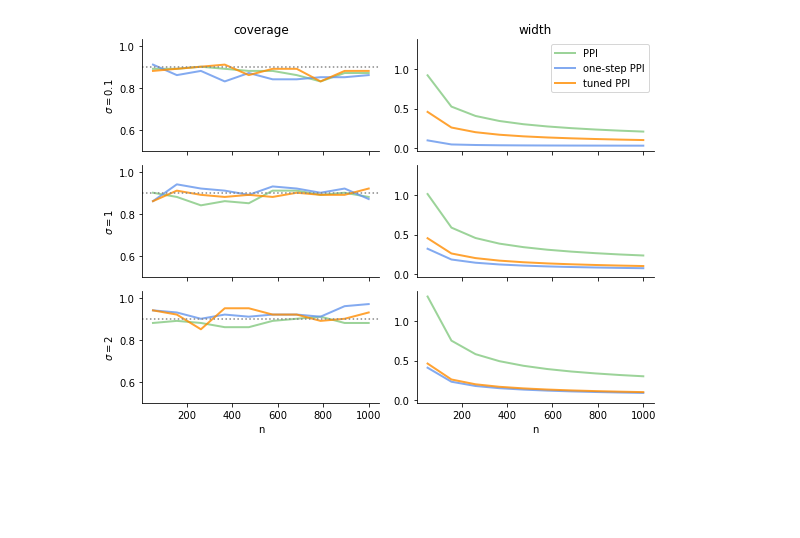
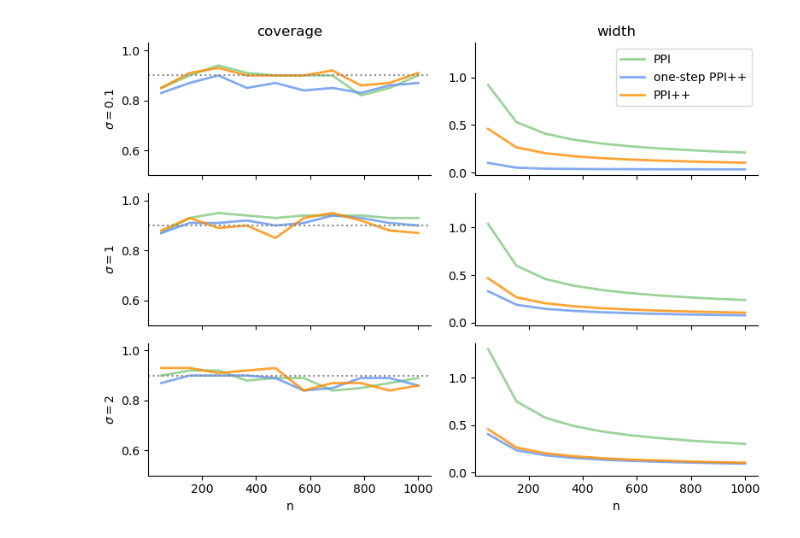
Before and after one commit to aangelopoulos/ppi_py, a Jupyter notebook: examples/eff-ppi/lambda_mean_onestep-anticorrelated.ipynb, the cells around one changed output. Drawn from its saved outputs; the diff is of its cells as text; code cells hidden in the pictures; blank space fills up the shorter version.

```diff
--- a/examples/eff-ppi/lambda_mean_onestep-anticorrelated.ipynb
+++ b/examples/eff-ppi/lambda_mean_onestep-anticorrelated.ipynb
@@ -46,7 +46,7 @@ for s in range(len(sigmas)):
 
             # PPI interval
             ppi_ci = ppi_mean_ci(
-                _Y, _Yhat, Yhat_unlabeled, alpha=alpha, lhat=1
+                _Y, _Yhat, Yhat_unlabeled, alpha=alpha, lam=1
             )
             ppi_ci_tuned = ppi_mean_ci(_Y, _Yhat, Yhat_unlabeled, alpha=alpha)
             ppi_ci_onestep = ppi_mean_ci(
@@ -60,10 +60,10 @@ for s in range(len(sigmas)):
                         {
                             "method": "PPI",
                             "n": n,
-                            "lower": ppi_ci[0],
-                            "upper": ppi_ci[1],
-                            "included": (ppi_ci[0] <= theta_star)
-                            & (ppi_ci[1] >= theta_star),
+                            "lower": ppi_ci[0][0],
+                            "upper": ppi_ci[1][0],
+                            "included": (ppi_ci[0][0] <= theta_star)
+                            & (ppi_ci[1][0] >= theta_star),
                             "trial": j,
                             "sigma": sigma,
                         }
@@ -75,12 +75,12 @@ for s in range(len(sigmas)):
                 pd.DataFrame(
                     [
                         {
-                            "method": "one-step PPI",
+                            "method": "one-step PPI++",
                             "n": n,
-                            "lower": ppi_ci_onestep[0],
-                            "upper": ppi_ci_onestep[1],
-                            "included": (ppi_ci_onestep[0] <= theta_star)
-                            & (ppi_ci_onestep[1] >= theta_star),
+                            "lower": ppi_ci_onestep[0][0],
+                            "upper": ppi_ci_onestep[1][0],
+                            "included": (ppi_ci_onestep[0][0] <= theta_star)
+                            & (ppi_ci_onestep[1][0] >= theta_star),
                             "trial": j,
                             "sigma": sigma,
                         }
@@ -92,12 +92,12 @@ for s in range(len(sigmas)):
                 pd.DataFrame(
                     [
                         {
-                            "method": "tuned PPI",
+                            "method": "PPI++",
                             "n": n,
-                            "lower": ppi_ci_tuned[0],
-                            "upper": ppi_ci_tuned[1],
-                            "included": (ppi_ci_tuned[0] <= theta_star)
-                            & (ppi_ci_tuned[1] >= theta_star),
+                            "lower": ppi_ci_tuned[0][0],
+                            "upper": ppi_ci_tuned[1][0],
+                            "included": (ppi_ci_tuned[0][0] <= theta_star)
+                            & (ppi_ci_tuned[1][0] >= theta_star),
                             "trial": j,
                             "sigma": sigma,
                         }
@@ -109,9 +109,9 @@ df = pd.concat(results, axis=0, ignore_index=True)
 df["width"] = df["upper"] - df["lower"]
 # %%
 palette = {
-    "tuned PPI": "darkorange",
+    "PPI++": "darkorange",
     "PPI": "#83C980",
-    "one-step PPI": "cornflowerblue",
+    "one-step PPI++": "cornflowerblue",
 }
 linewidth = 2
 sigmas_to_plot = [sigmas[0], sigmas[1], sigmas[2]]
@@ -144,31 +144,31 @@ for s in range(n_unique_sigmas):
     )
     sns.lineplot(
         ax=sz_ax,
         data=df_to_plot[df_to_plot.sigma == sigmas_to_plot[s]],
         x="n",
         y="width",
         linewidth=linewidth,
         errorbar=None,
         hue="method",
         legend=legend,
         palette=palette,
         alpha=0.8,
     )
     cvg_ax.set_ylabel(r"$\sigma=$" + str(sigmas_to_plot[s]))
     cvg_ax.set_ylim([0.5, 1.03])
     cvg_ax.axhline(y=1 - alpha, color="#888888", linestyle="dotted")
     cvg_ax.set_xlabel("")
     sz_ax.set_ylabel("")
     sz_ax.set_xlabel("")
     if legend:
         sz_ax.legend_.set_title(None)
 axs[0, 0].set_title("coverage")
 axs[0, 1].set_title("width")
 axs[-1, 0].set_xlabel("n")
 axs[-1, 1].set_xlabel("n")
 sns.despine(top=True, right=True)
 plt.tight_layout()
 os.makedirs("./plots", exist_ok=True)
 plt.savefig("./plots/onestep-PPI-mean-anticorrelated.pdf")
 # %% [output]
-[figure, old version]
+[figure, new version]
```
Also changed, not shown: 35 other files.
